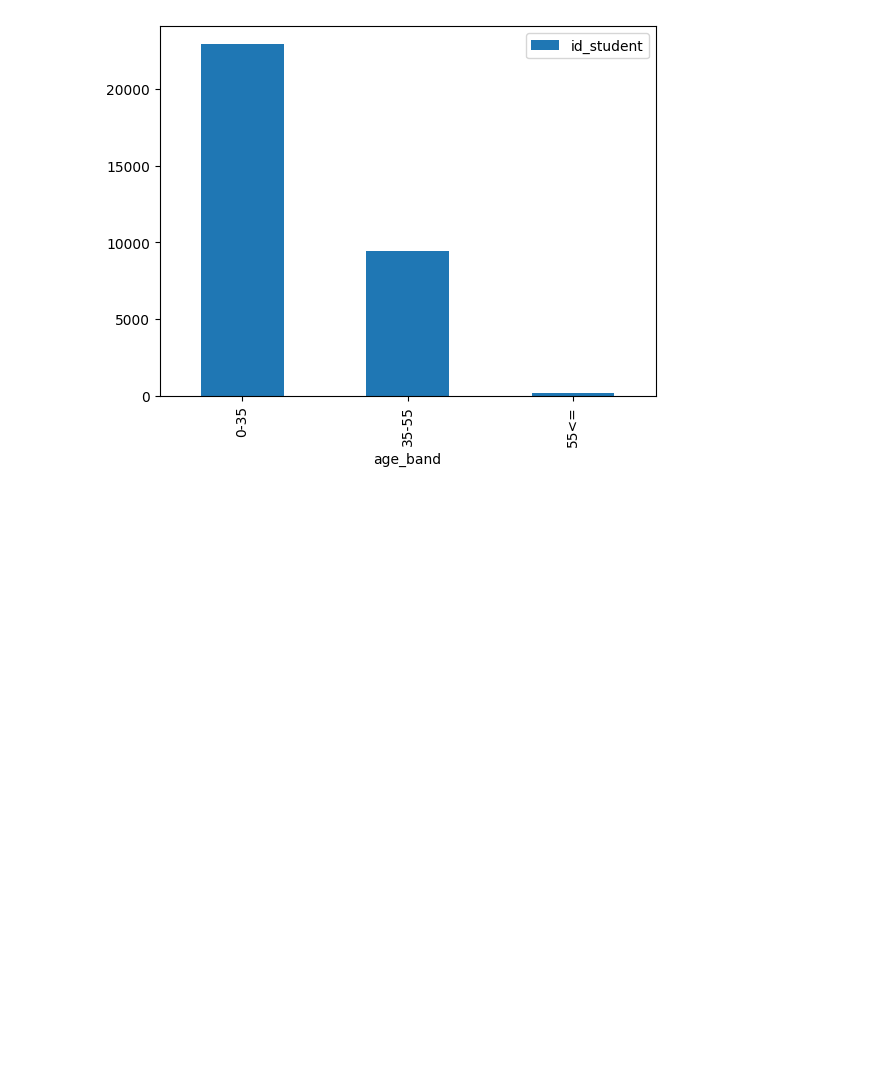
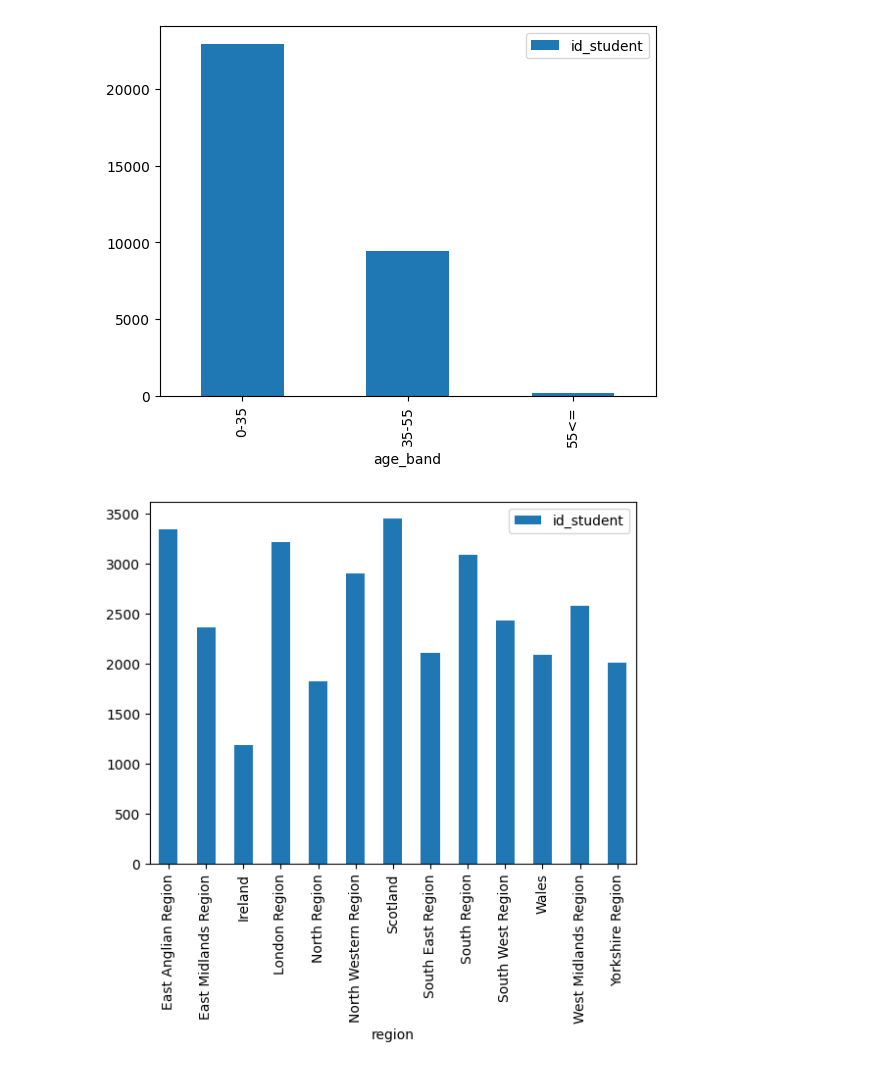
Before and after one commit to Faiz-Hussain650/Faiz_Project-, a Jupyter notebook: Final_Project_Hardware_and_Software.ipynb, the cells around one changed output. Cells and saved outputs as stored; diff of their text form; code cells hidden in the pictures; blank space fills up the shorter version.

```diff
--- a/Final_Project_Hardware_and_Software.ipynb
+++ b/Final_Project_Hardware_and_Software.ipynb
@@ -188,3 +188,8 @@ studentInfo_df[['id_student', 'age_band']].groupby(by='age_band').count().plot.b
 #this shows majority of students fall in age band of 0-35
 # %% [output]
 [figure]
+# %%
+#Now let's try the same on region
+studentInfo_df[['id_student', 'region']].groupby(by='region').count().plot.bar();
+# %% [output]
+[figure, added]
```
Also changed, not shown: parts of 5 cells of this notebook.
